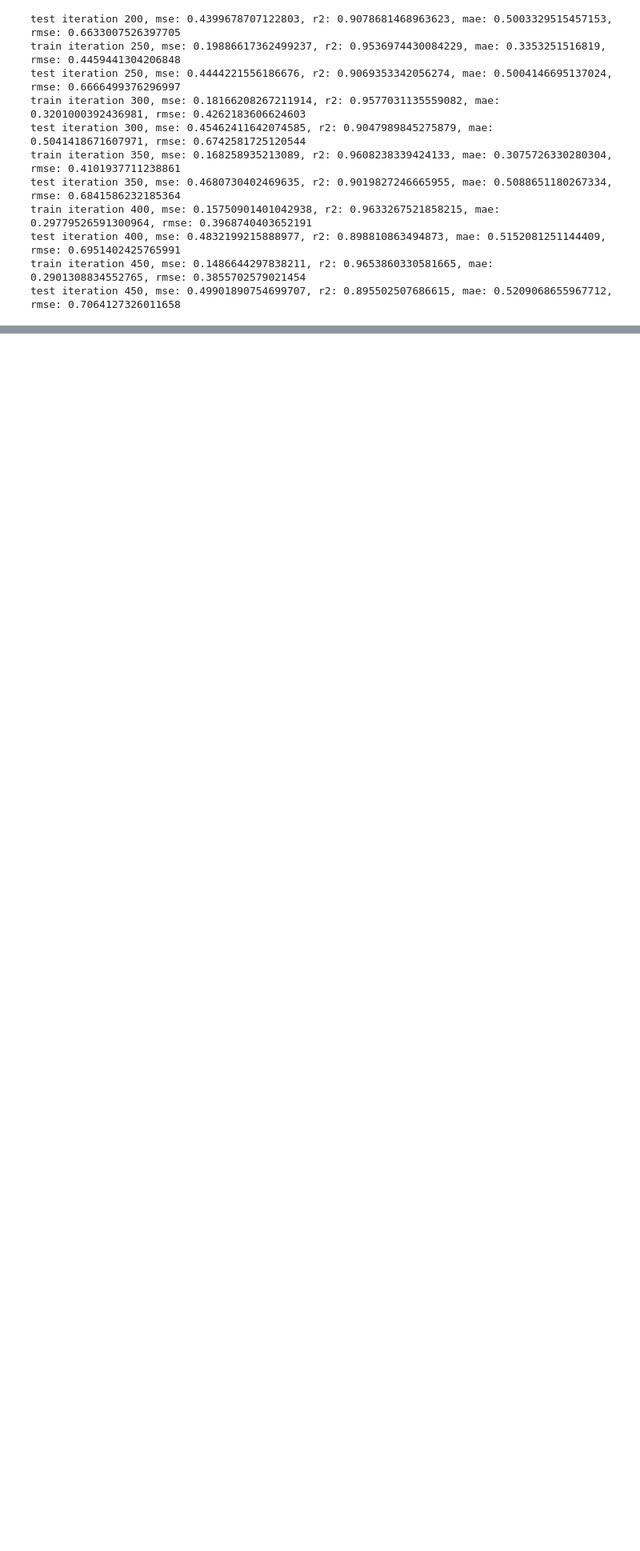
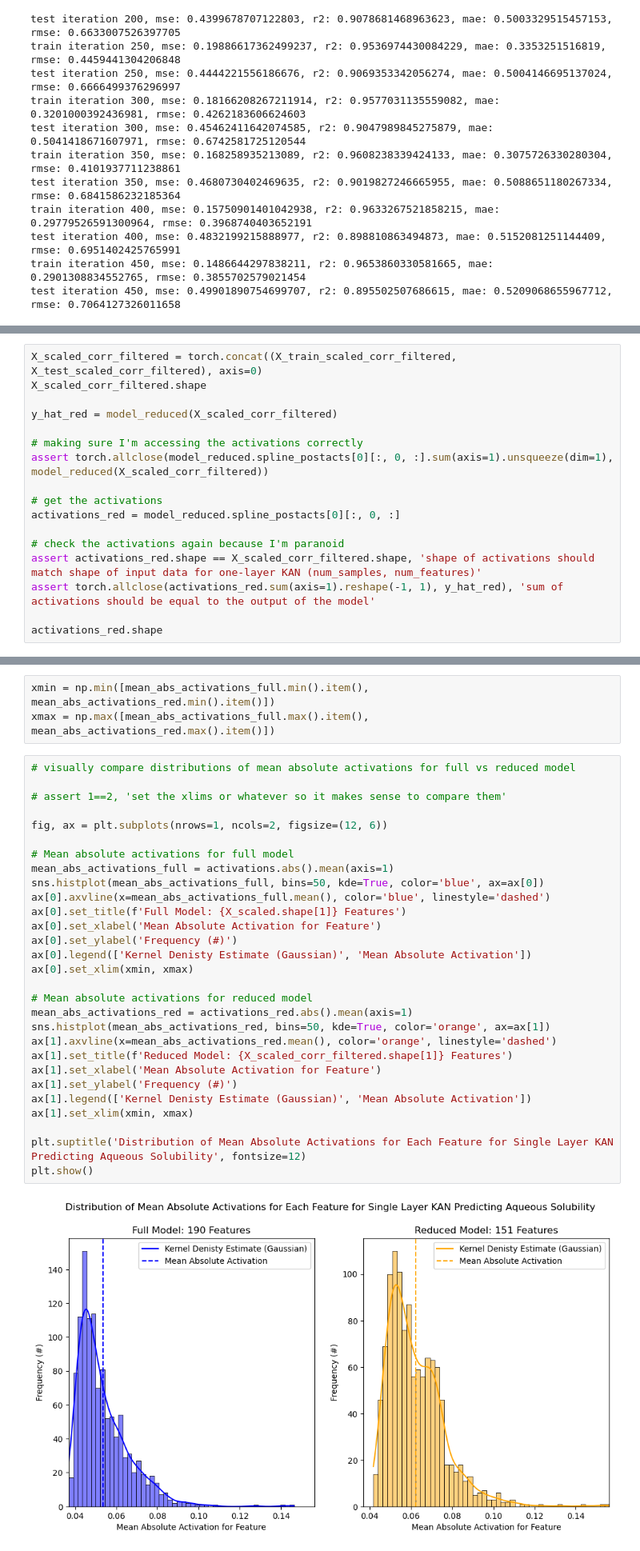
Before and after one commit to cgeils25/Chemical_Physics_and_KANs, a Jupyter notebook: notebooks/aqueous_solubility_delaney/investigating_KAN.ipynb, the cells around one changed output, grey strips where cells are left out. Shown at 80% size. Drawn from its saved outputs; the diff is of its cells as text; blank space fills up the shorter version.

```diff
--- a/notebooks/aqueous_solubility_delaney/investigating_KAN.ipynb
+++ b/notebooks/aqueous_solubility_delaney/investigating_KAN.ipynb
@@ -604,0 +607,17 @@ ax[1, 1].legend(['train (full)', 'test (full)', 'train (reduced)', 'test (reduce
+# %%
+X_scaled_corr_filtered = torch.concat((X_train_scaled_corr_filtered, X_test_scaled_corr_filtered), axis=0)
+X_scaled_corr_filtered.shape
+
+y_hat_red = model_reduced(X_scaled_corr_filtered)
+
+# making sure I'm accessing the activations correctly
+assert torch.allclose(model_reduced.spline_postacts[0][:, 0, :].sum(axis=1).unsqueeze(dim=1), model_reduced(X_scaled_corr_filtered))
+
+# get the activations
+activations_red = model_reduced.spline_postacts[0][:, 0, :]
+
+# check the activations again because I'm paranoid
+assert activations_red.shape == X_scaled_corr_filtered.shape, 'shape of activations should match shape of input data for one-layer KAN (num_samples, num_features)'
+assert torch.allclose(activations_red.sum(axis=1).reshape(-1, 1), y_hat_red), 'sum of activations should be equal to the output of the model'
+
+activations_red.shape
@@ -604,0 +662,34 @@ ax[1, 1].legend(['train (full)', 'test (full)', 'train (reduced)', 'test (reduce
+# %%
+xmin = np.min([mean_abs_activations_full.min().item(), mean_abs_activations_red.min().item()])
+xmax = np.max([mean_abs_activations_full.max().item(), mean_abs_activations_red.max().item()])
+# %%
+# visually compare distributions of mean absolute activations for full vs reduced model
+
+# assert 1==2, 'set the xlims or whatever so it makes sense to compare them'
+
+fig, ax = plt.subplots(nrows=1, ncols=2, figsize=(12, 6))
+
+# Mean absolute activations for full model
+mean_abs_activations_full = activations.abs().mean(axis=1)
+sns.histplot(mean_abs_activations_full, bins=50, kde=True, color='blue', ax=ax[0])
+ax[0].axvline(x=mean_abs_activations_full.mean(), color='blue', linestyle='dashed')
+ax[0].set_title(f'Full Model: {X_scaled.shape[1]} Features')
+ax[0].set_xlabel('Mean Absolute Activation for Feature')
+ax[0].set_ylabel('Frequency (#)')
+ax[0].legend(['Kernel Denisty Estimate (Gaussian)', 'Mean Absolute Activation'])
+ax[0].set_xlim(xmin, xmax)
+
+# Mean absolute activations for reduced model
+mean_abs_activations_red = activations_red.abs().mean(axis=1)
+sns.histplot(mean_abs_activations_red, bins=50, kde=True, color='orange', ax=ax[1])
+ax[1].axvline(x=mean_abs_activations_red.mean(), color='orange', linestyle='dashed')
+ax[1].set_title(f'Reduced Model: {X_scaled_corr_filtered.shape[1]} Features')
+ax[1].set_xlabel('Mean Absolute Activation for Feature')
+ax[1].set_ylabel('Frequency (#)')
+ax[1].legend(['Kernel Denisty Estimate (Gaussian)', 'Mean Absolute Activation'])
+ax[1].set_xlim(xmin, xmax)
+
+plt.suptitle('Distribution of Mean Absolute Activations for Each Feature for Single Layer KAN Predicting Aqueous Solubility', fontsize=12)
+plt.show()
+# %% [output]
+[figure, added]
```
Also changed, not shown: parts of 23 cells of this notebook.
